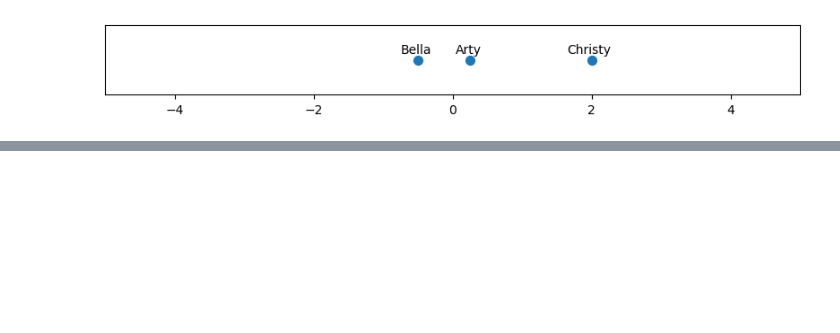
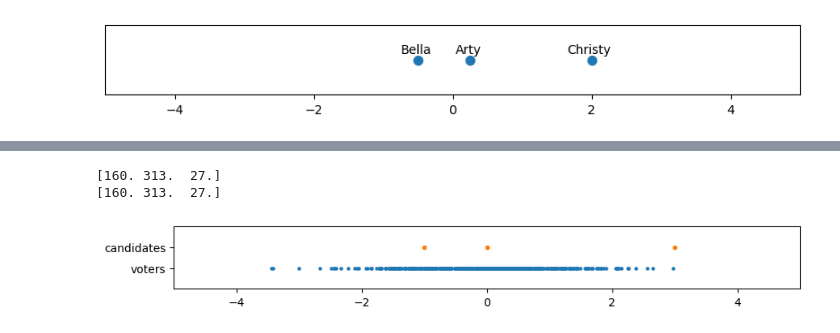
Before and after one commit to rvtayal/votingSim, a Jupyter notebook: quickstart.ipynb, the cells around one changed output, grey strips where cells are left out. Cells and saved outputs as stored; diff of their text form; code cells hidden in the pictures; blank space fills up the shorter version.

```diff
--- a/quickstart.ipynb
+++ b/quickstart.ipynb
@@ -106,0 +231,11 @@ In a classic election (America style) that means our citizen votes for the close
+# %%
+candidates = np.array([-1, 0, 3], dtype='float')
+voters = np.random.normal(size=(500,))
+
+number_line_plot_2(candidates, voters)
+print(classic_voting_machine(candidates, voters))
+print(ranked_choice_voting_machine(candidates, voters))
+# %% [output]
+[160. 313.  27.]
+[160. 313.  27.]
+[figure, added]
```
Also changed, not shown: parts of 15 cells of this notebook.
